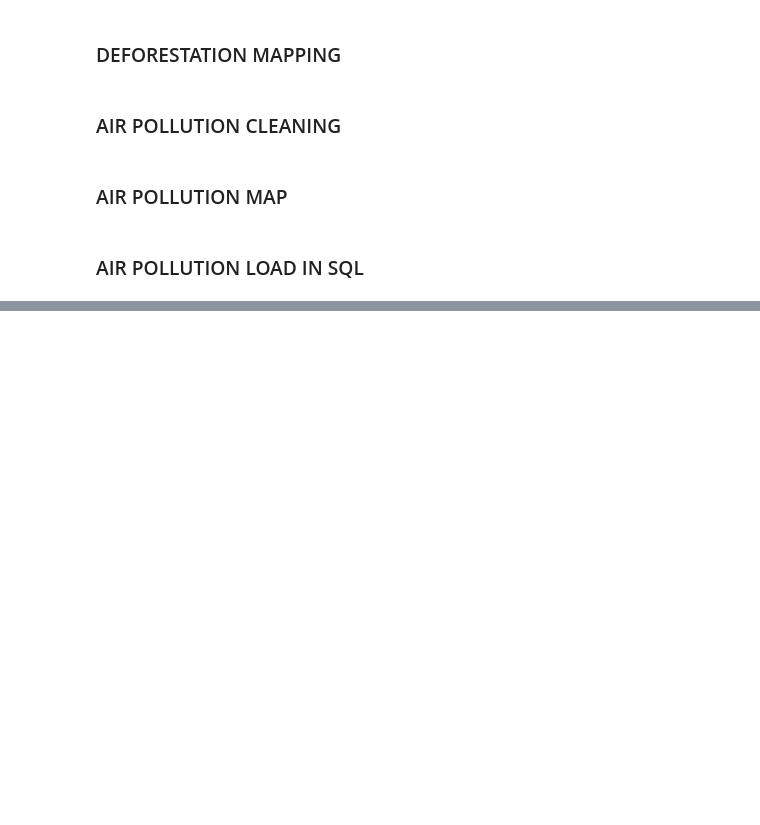
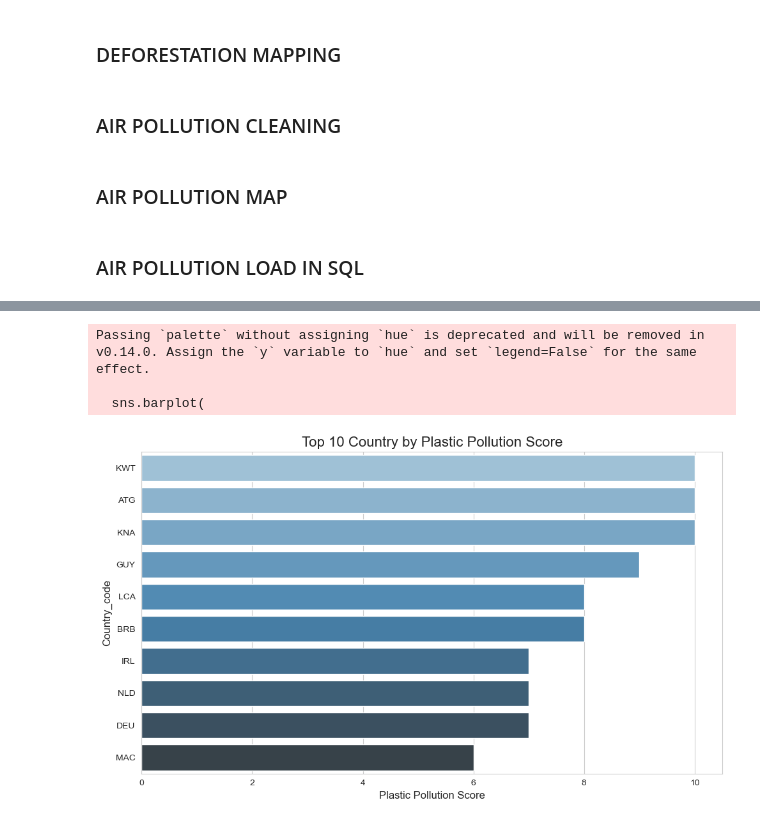
Before and after one commit to BenjaminIH/sql-database, a Jupyter notebook: main.ipynb, the cells around one changed output, grey strips where cells are left out. Cells and saved outputs as stored; diff of their text form; code cells hidden in the pictures; blank space fills up the shorter version.

```diff
--- a/main.ipynb
+++ b/main.ipynb
@@ -212,0 +858,27 @@ df.to_sql("air_pollution", con=engine, if_exists='replace', index=False)
+# %%
+# DataFrame by 'Plastic_Pollution_Score' in descending order by Country Code
+top_ten_score = df[['Country_code', 'Plastic_Pollution_Score']].sort_values(by='Plastic_Pollution_Score', ascending=False).head(10)
+
+# Plotting
+plt.figure(figsize=(10,6))  # Set the figure size
+sns.set_style("whitegrid")
+
+
+sns.barplot(
+    x='Plastic_Pollution_Score', y='Country_code', data=top_ten_score,
+    palette='Blues_d'
+)
+
+
+plt.title('Top 10 Country by Plastic Pollution Score', fontsize=16)
+plt.xlabel('Plastic Pollution Score', fontsize=12)
+plt.ylabel('Country_code', fontsize=12)
+
+# Display the plot
+plt.tight_layout()
+plt.show()
+# %% [output]
+Passing `palette` without assigning `hue` is deprecated and will be removed in v0.14.0. Assign the `y` variable to `hue` and set `legend=False` for the same effect.
+
+  sns.barplot(
+[figure, added]
```
Also changed, not shown: parts of 71 cells of this notebook.
